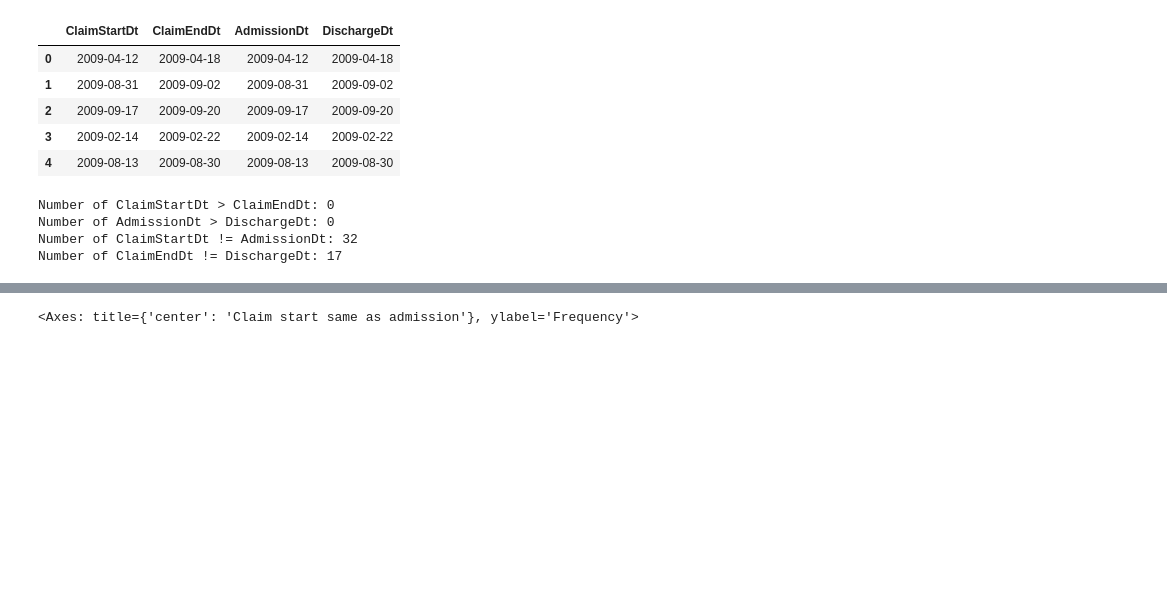
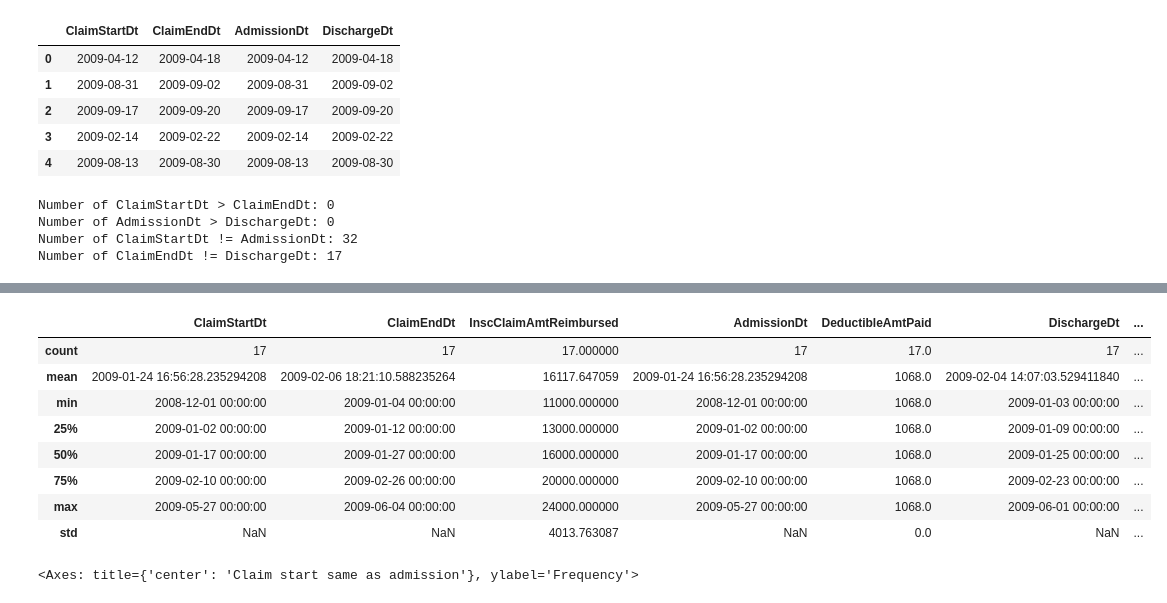
Before and after one commit to bkdevart/health_claims, a Jupyter notebook: health-claims.ipynb, the cells around one changed output, grey strips where cells are left out. Cells and saved outputs as stored; diff of their text form; code cells hidden in the pictures; blank space fills up the shorter version.

```diff
--- a/health-claims.ipynb
+++ b/health-claims.ipynb
@@ -64 +125,13 @@ Number of ClaimEndDt != DischargeDt: 17
+# %%
+df_inpatient[~df_inpatient['discharge_claim_end_equal']].describe()
+# %% [output]
+|  | ClaimStartDt | ClaimEndDt | InscClaimAmtReimbursed | AdmissionDt | DeductibleAmtPaid | DischargeDt | ... |
+| count | 17 | 17 | 17.000000 | 17 | 17.0 | 17 | ... |
+| mean | 2009-01-24 16:56:28.235294208 | 2009-02-06 18:21:10.588235264 | 16117.647059 | 2009-01-24 16:56:28.235294208 | 1068.0 | 2009-02-04 14:07:03.529411840 | ... |
+| min | 2008-12-01 00:00:00 | 2009-01-04 00:00:00 | 11000.000000 | 2008-12-01 00:00:00 | 1068.0 | 2009-01-03 00:00:00 | ... |
+| 25% | 2009-01-02 00:00:00 | 2009-01-12 00:00:00 | 13000.000000 | 2009-01-02 00:00:00 | 1068.0 | 2009-01-09 00:00:00 | ... |
+| 50% | 2009-01-17 00:00:00 | 2009-01-27 00:00:00 | 16000.000000 | 2009-01-17 00:00:00 | 1068.0 | 2009-01-25 00:00:00 | ... |
+| 75% | 2009-02-10 00:00:00 | 2009-02-26 00:00:00 | 20000.000000 | 2009-02-10 00:00:00 | 1068.0 | 2009-02-23 00:00:00 | ... |
+| max | 2009-05-27 00:00:00 | 2009-06-04 00:00:00 | 24000.000000 | 2009-05-27 00:00:00 | 1068.0 | 2009-06-01 00:00:00 | ... |
+| std | NaN | NaN | 4013.763087 | NaN | 0.0 | NaN | ... |
 # %%
```
Also changed, not shown: parts of 7 cells of this notebook.
